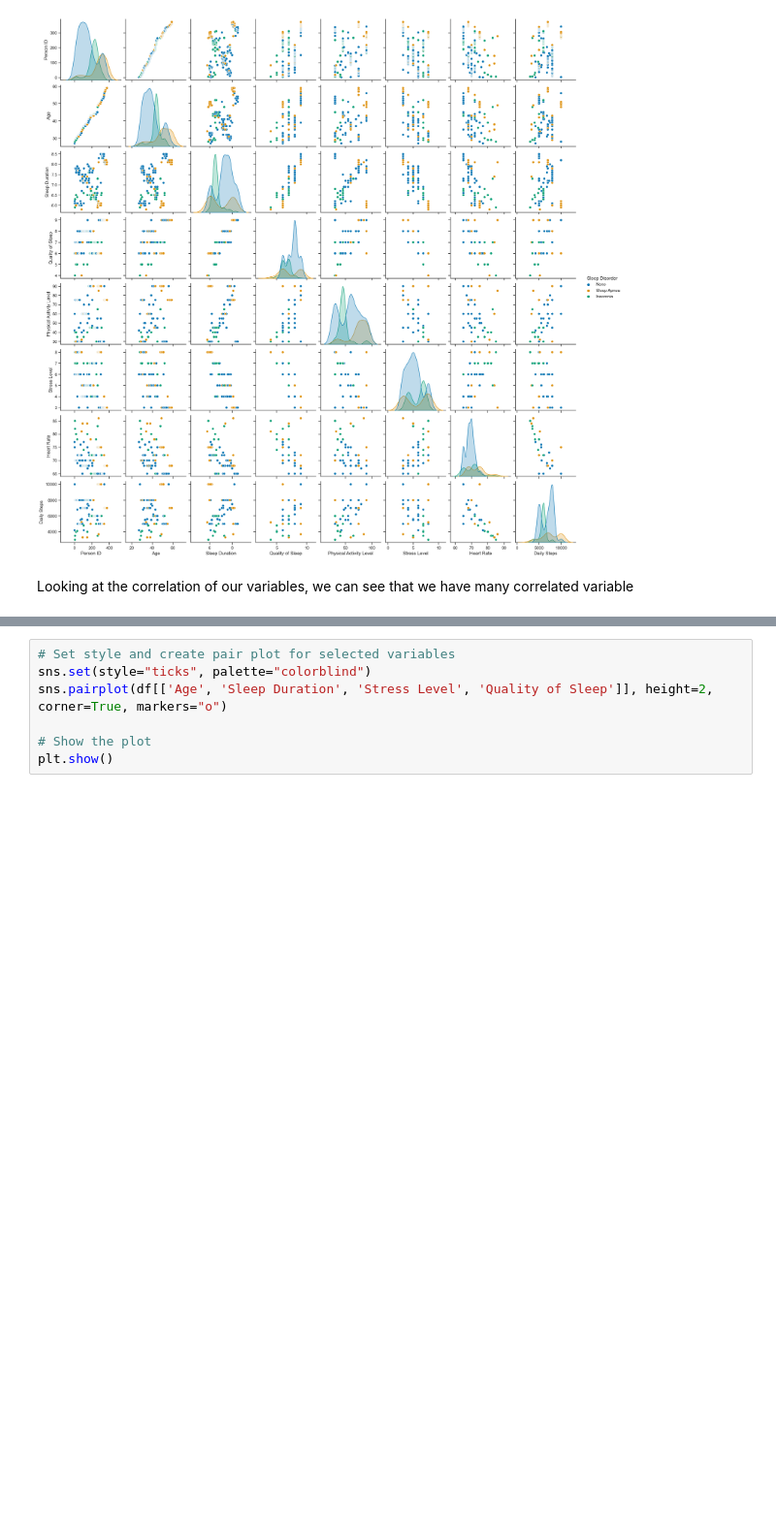
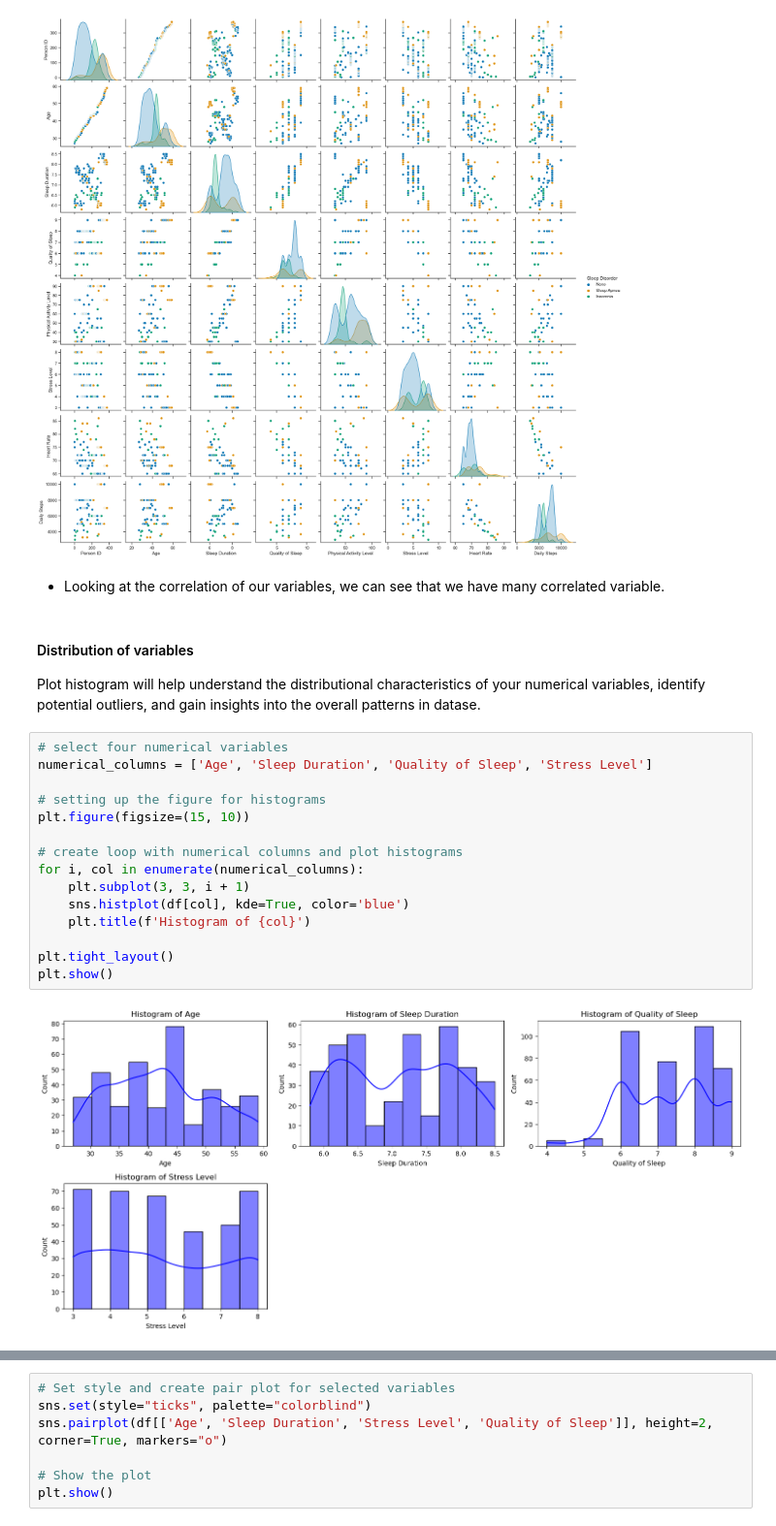
Before and after one commit to Waszka22/PfDA_Assignment, a Jupyter notebook: PfDA_Assignment.ipynb, the cells around one changed output, grey strips where cells are left out. Shown at 97% size. Cells and saved outputs as stored; diff of their text form; blank space fills up the shorter version.

Commit message:
Plot histogram

```diff
--- a/PfDA_Assignment.ipynb
+++ b/PfDA_Assignment.ipynb
@@ -400,5 +418,25 @@ sns.pairplot(data = df, hue = "Sleep Disorder")
 # %% [output]
 <seaborn.axisgrid.PairGrid at 0x...>
 [figure]
-# %% [markdown]
-Looking at the correlation of our variables, we can see that we have many correlated variable
+# %% [markdown]
+* Looking at the correlation of our variables, we can see that we have many correlated variable.
+# %% [markdown]
+#### Distribution of variables
+Plot histogram will help  understand the distributional characteristics of your numerical variables, identify potential outliers, and gain insights into the overall patterns in datase.
+# %%
+# select four numerical variables
+numerical_columns = ['Age', 'Sleep Duration', 'Quality of Sleep', 'Stress Level']
+
+# setting up the figure for histograms
+plt.figure(figsize=(15, 10))
+
+# create loop with numerical columns and plot histograms
+for i, col in enumerate(numerical_columns):
+    plt.subplot(3, 3, i + 1)
+    sns.histplot(df[col], kde=True, color='blue')
+    plt.title(f'Histogram of {col}')
+
+plt.tight_layout()
+plt.show()
+# %% [output]
+[figure, added]
```
Also changed, not shown: parts of 11 cells of this notebook, 1 other file.
